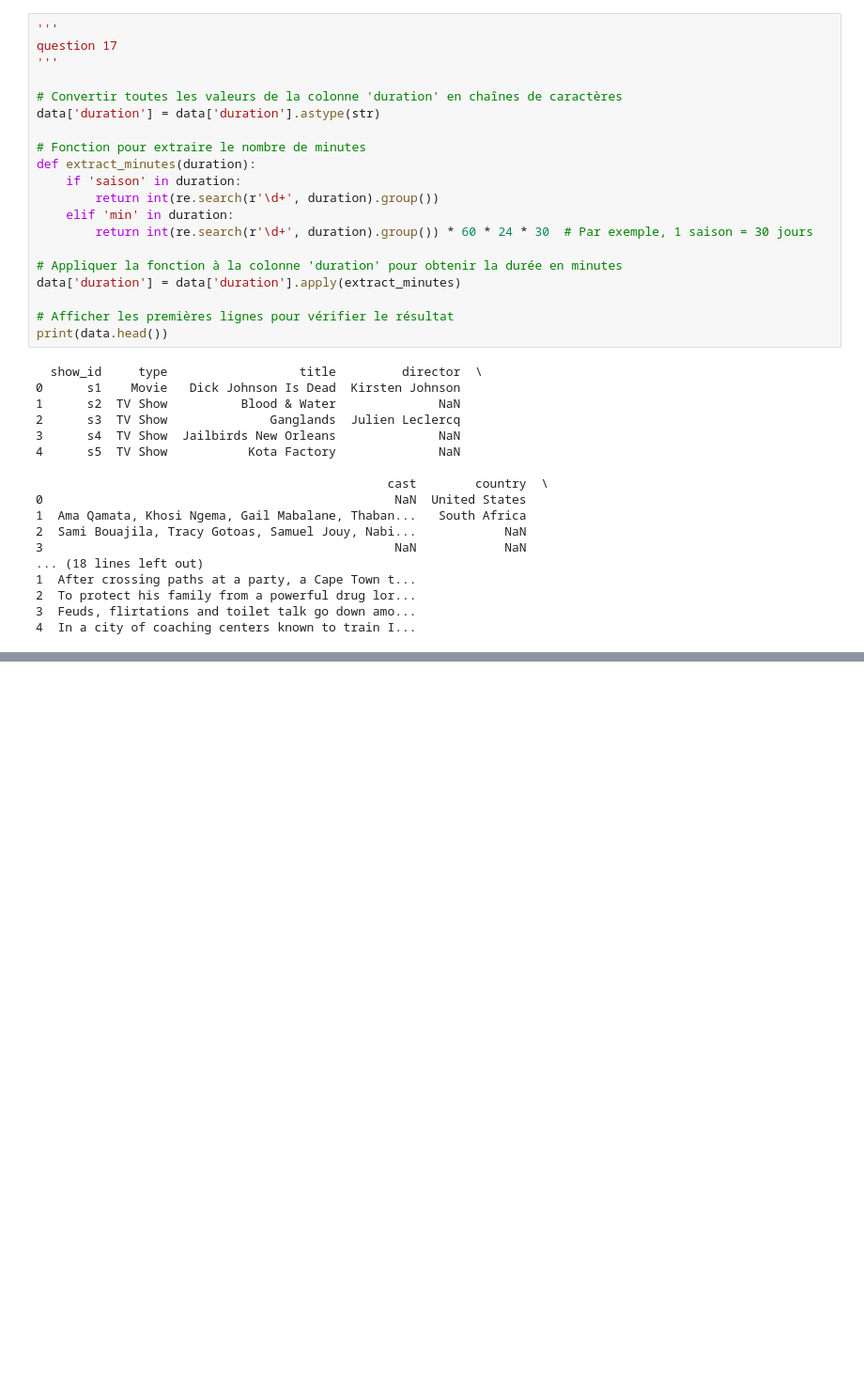
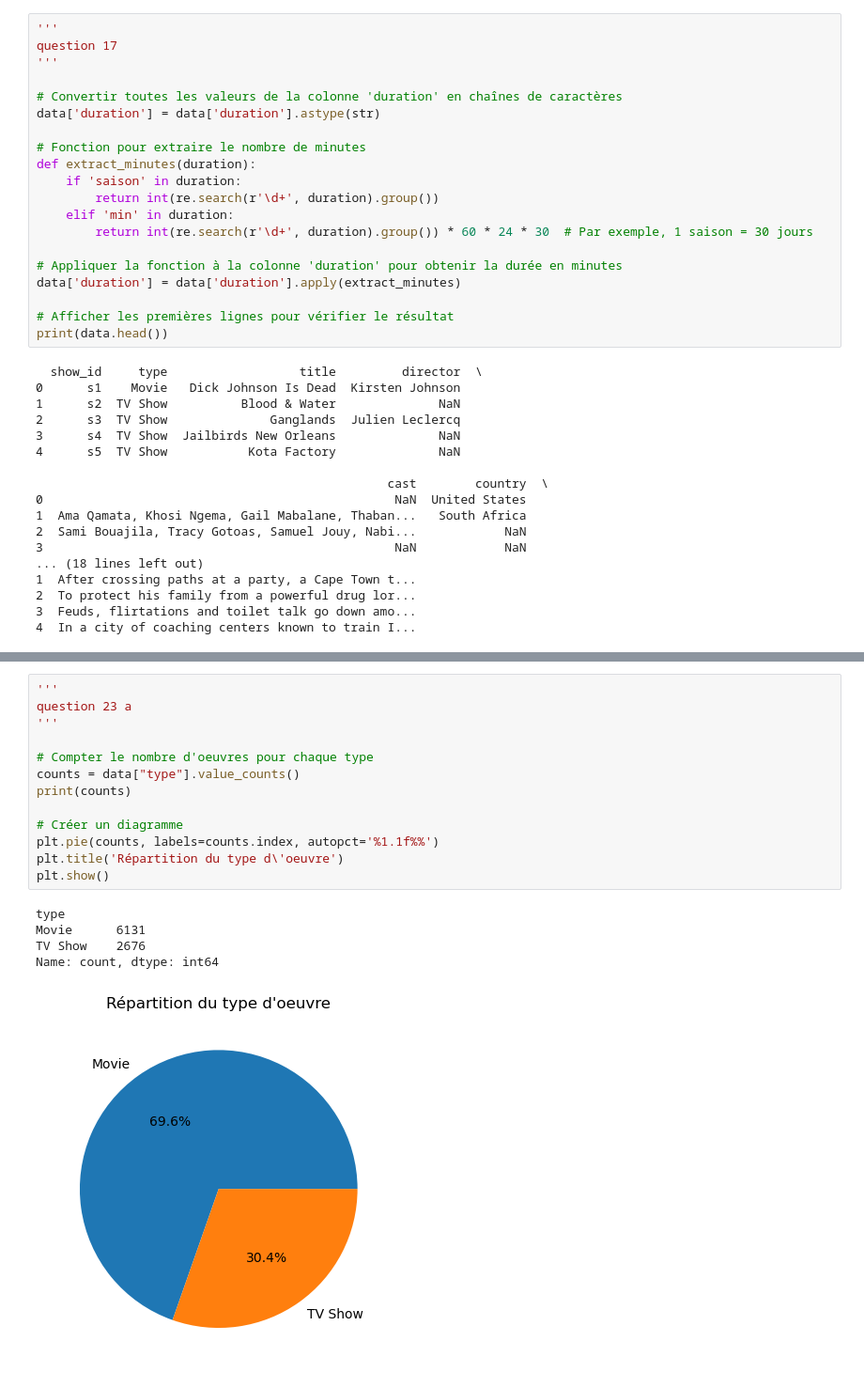
Before and after one commit to pierre-louis-rigaud/netflix-insights, a Jupyter notebook: Netflix Data Analysis.ipynb, the cells around one changed output, grey strips where cells are left out. Shown at 94% size. Saved outputs shown, nothing was run; the diff lists cells and outputs as text; blank space fills up the shorter version.

Commit message:
question fini (sauf i,h,e,f et 18)

```diff
--- a/Netflix Data Analysis.ipynb
+++ b/Netflix Data Analysis.ipynb
@@ -401,0 +480,19 @@ AttributeError: 'list' object has no attribute 'split'
+# %%
+'''
+question 23 a
+'''
+
+# Compter le nombre d'oeuvres pour chaque type
+counts = data["type"].value_counts()
+print(counts)
+
+# Créer un diagramme
+plt.pie(counts, labels=counts.index, autopct='%1.1f%%')
+plt.title('Répartition du type d\'oeuvre')
+plt.show()
+# %% [output]
+type
+Movie      6131
+TV Show    2676
+Name: count, dtype: int64
+[figure, added]
```
Also changed, not shown: parts of 15 cells of this notebook.
